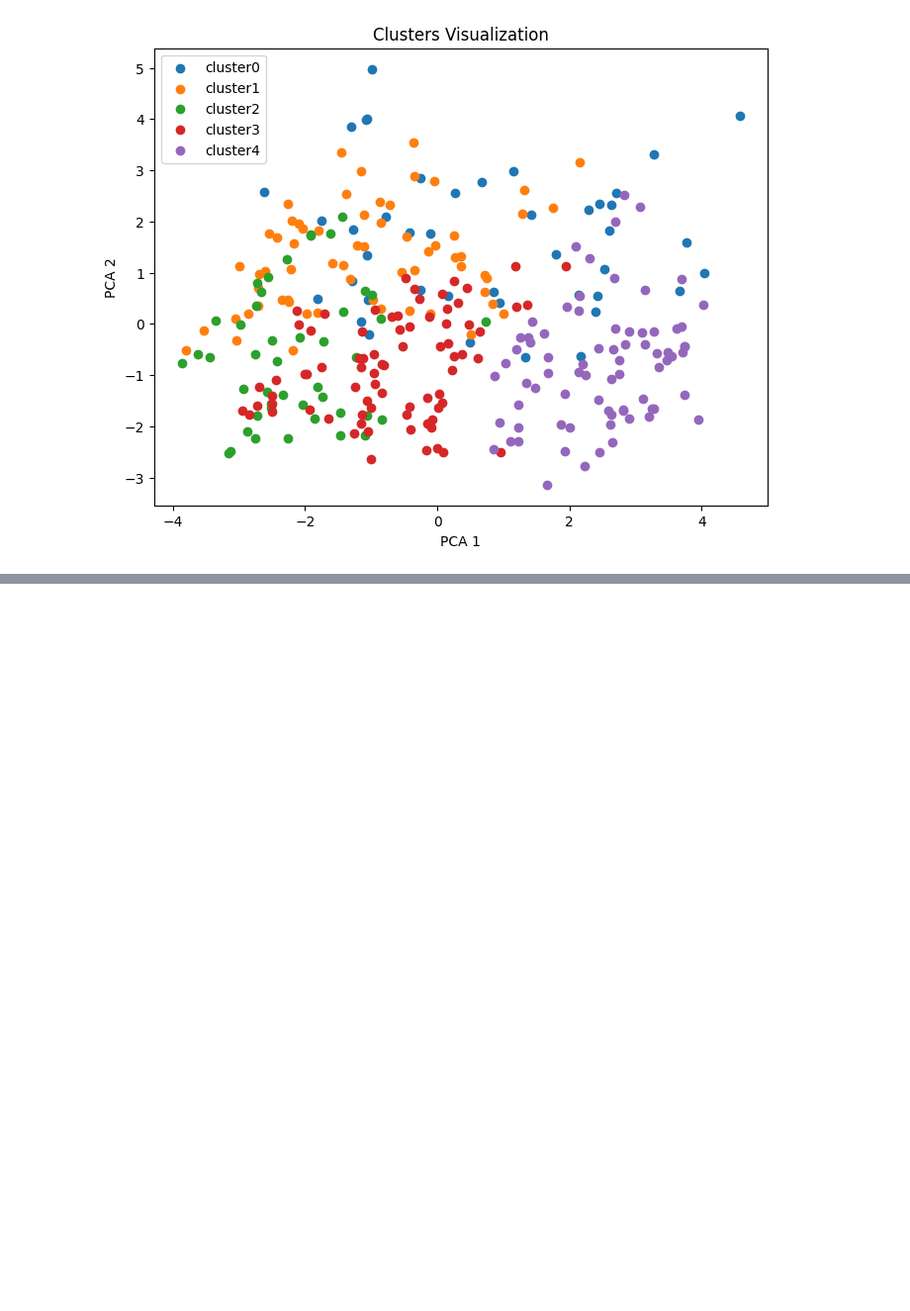
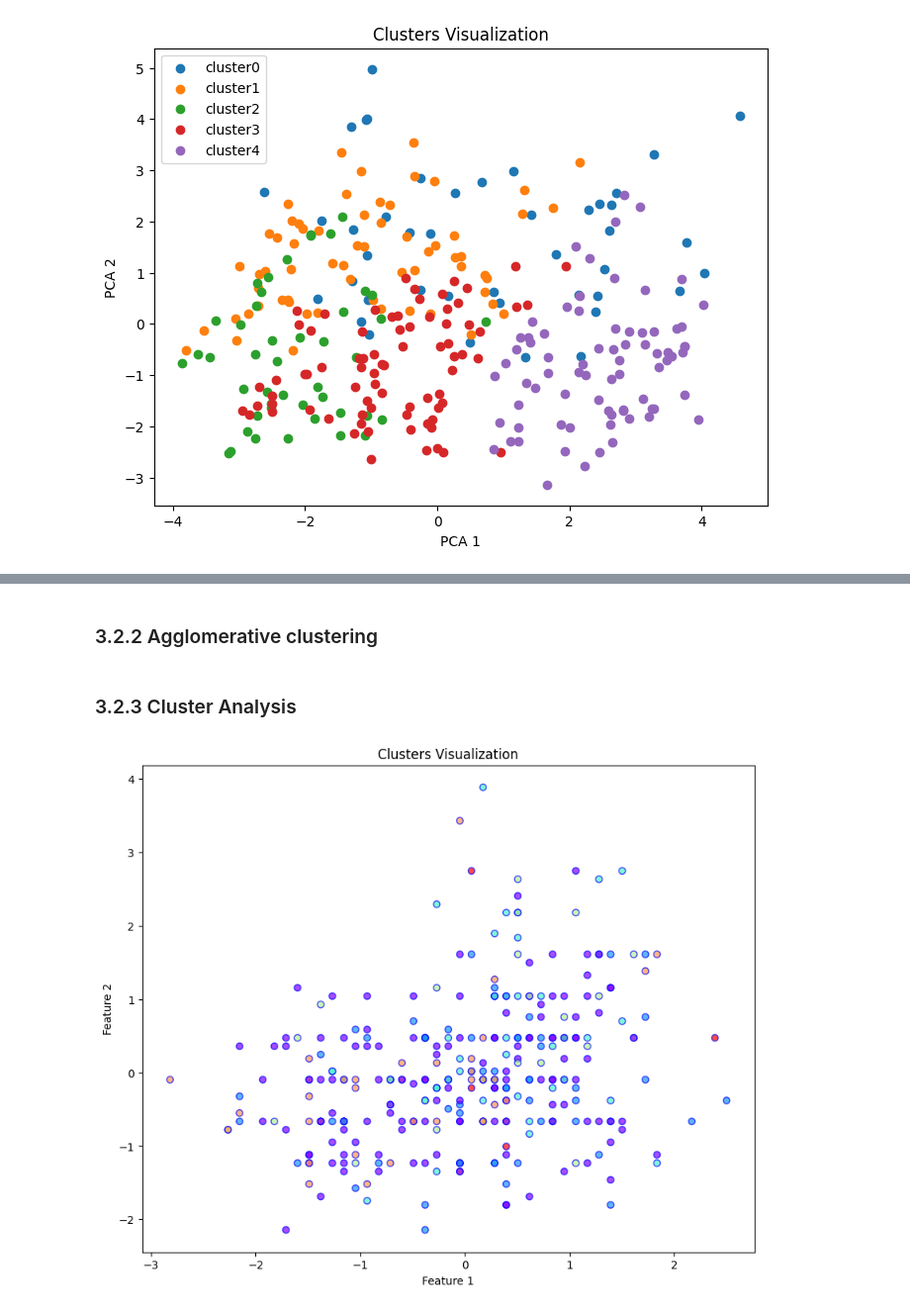
Before and after one commit to GichuriNdungu/-heart-disease-analysis, a Jupyter notebook: analysis.ipynb, the cells around one changed output, grey strips where cells are left out. Shown at 99% size. Drawn from its saved outputs; the diff is of its cells as text; code cells hidden in the pictures; blank space fills up the shorter version.

```diff
--- a/analysis.ipynb
+++ b/analysis.ipynb
@@ -224,0 +256,17 @@ plt.show()
+# %% [markdown]
+### 3.2.2 Agglomerative clustering
+# %%
+n_clusters = 6
+cluster = AgglomerativeClustering(n_clusters, affinity='euclidean', linkage='ward')
+cluster_labels = cluster.fit_predict(x_scaled)
+# %% [markdown]
+### 3.2.3 Cluster Analysis
+# %%
+plt.figure(figsize=(10, 8))
+plt.scatter(x_scaled[:, 0], x_scaled[:, 1], c=cluster_labels, cmap='rainbow', alpha=0.7, edgecolors='b')
+plt.title('Clusters Visualization')
+plt.xlabel('Feature 1')
+plt.ylabel('Feature 2')
+plt.show()
+# %% [output]
+[figure, added]
```
Also changed, not shown: parts of 11 cells of this notebook.
